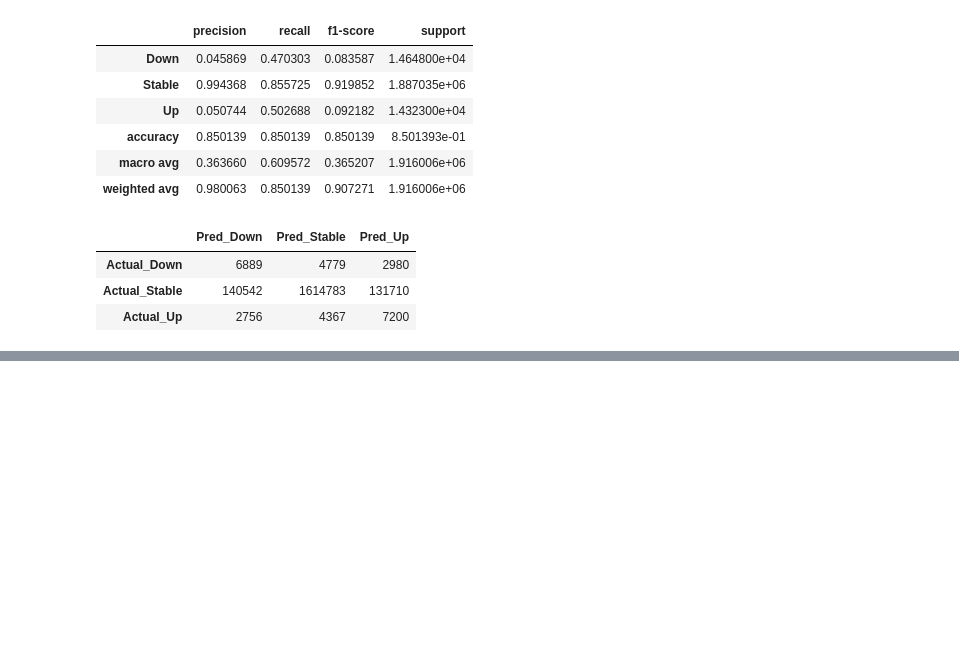
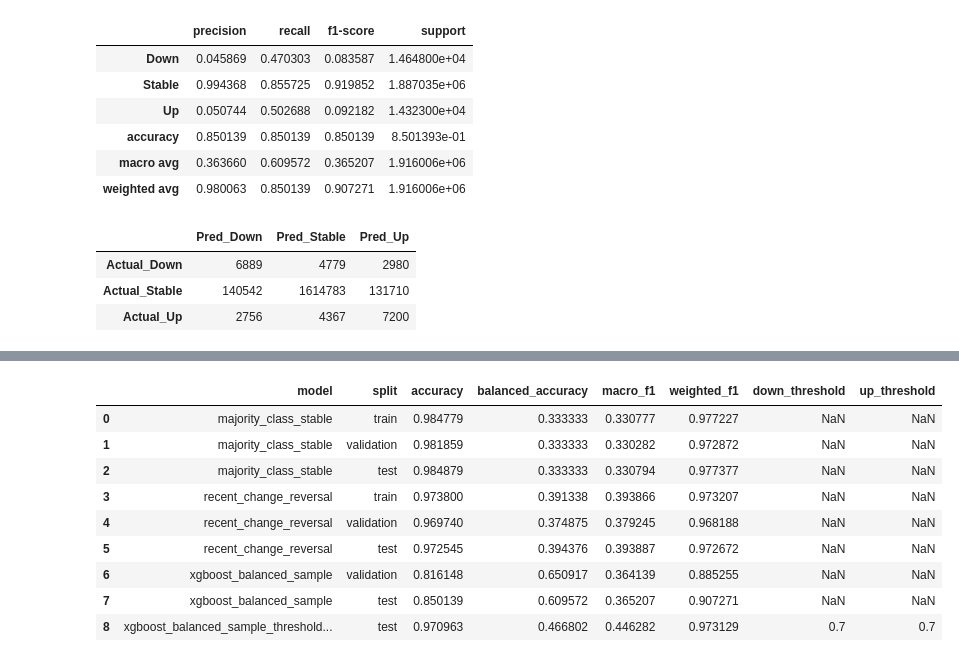
Before and after one commit to kondacharansair-ctrl/supermarket-price-direction, a Jupyter notebook: notebooks/08_model_interpretation.ipynb, the cells around one changed output, grey strips where cells are left out. Cells and saved outputs as stored; diff of their text form; code cells hidden in the pictures; blank space fills up the shorter version.

Commit message:
Interpret XGBoost model results

```diff
--- a/notebooks/08_model_interpretation.ipynb
+++ b/notebooks/08_model_interpretation.ipynb
@@ -326,0 +329,22 @@ test_cm_df.to_csv(
+# %%
+baseline_path = PROJECT_ROOT / "results" / "baselines" / "baseline_metrics_comparison.csv"
+model_comparison_path = PROJECT_ROOT / "results" / "models" / "xgboost_original_vs_threshold_tuned.csv"
+
+tables = []
+
+if baseline_path.exists():
+    tables.append(pd.read_csv(baseline_path))
+
+if model_comparison_path.exists():
+    tables.append(pd.read_csv(model_comparison_path))
+
+if tables:
+    final_comparison = pd.concat(tables, ignore_index=True)
+    display(final_comparison)
+
+    final_comparison.to_csv(
+        RESULTS_DIR / "final_wp3_model_comparison.csv",
+        index=False
+    )
+else:
+    print("Comparison files not found.")
@@ -326,0 +501,33 @@ test_cm_df.to_csv(
+# %%
+baseline_path = PROJECT_ROOT / "results" / "baselines" / "baseline_metrics_comparison.csv"
+model_comparison_path = PROJECT_ROOT / "results" / "models" / "xgboost_original_vs_threshold_tuned.csv"
+
+tables = []
+
+if baseline_path.exists():
+    tables.append(pd.read_csv(baseline_path))
+
+if model_comparison_path.exists():
+    tables.append(pd.read_csv(model_comparison_path))
+
+if tables:
+    final_comparison = pd.concat(tables, ignore_index=True)
+    display(final_comparison)
+
+    final_comparison.to_csv(
+        RESULTS_DIR / "final_wp3_model_comparison.csv",
+        index=False
+    )
+else:
+    print("Comparison files not found.")
+# %% [output]
+|  | model | split | accuracy | balanced_accuracy | macro_f1 | weighted_f1 | down_threshold | up_threshold |
+| 0 | majority_class_stable | train | 0.984779 | 0.333333 | 0.330777 | 0.977227 | NaN | NaN |
+| 1 | majority_class_stable | validation | 0.981859 | 0.333333 | 0.330282 | 0.972872 | NaN | NaN |
+| 2 | majority_class_stable | test | 0.984879 | 0.333333 | 0.330794 | 0.977377 | NaN | NaN |
+| 3 | recent_change_reversal | train | 0.973800 | 0.391338 | 0.393866 | 0.973207 | NaN | NaN |
+| 4 | recent_change_reversal | validation | 0.969740 | 0.374875 | 0.379245 | 0.968188 | NaN | NaN |
+| 5 | recent_change_reversal | test | 0.972545 | 0.394376 | 0.393887 | 0.972672 | NaN | NaN |
+| 6 | xgboost_balanced_sample | validation | 0.816148 | 0.650917 | 0.364139 | 0.885255 | NaN | NaN |
+| 7 | xgboost_balanced_sample | test | 0.850139 | 0.609572 | 0.365207 | 0.907271 | NaN | NaN |
+| 8 | xgboost_balanced_sample_threshold... | test | 0.970963 | 0.466802 | 0.446282 | 0.973129 | 0.7 | 0.7 |
```
Also changed, not shown: parts of 10 cells of this notebook.
